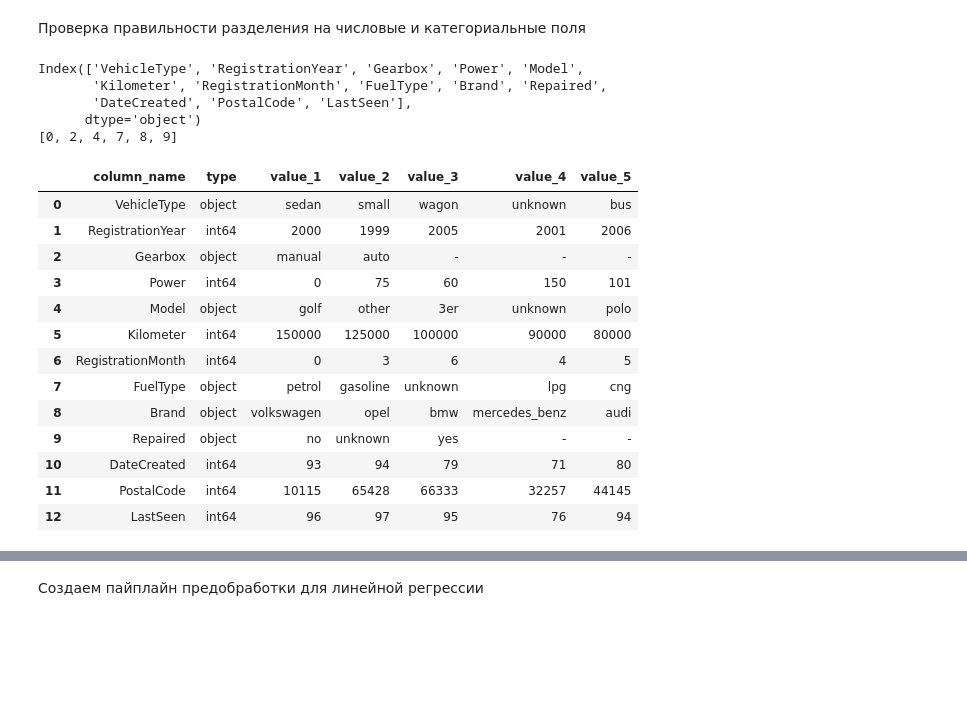
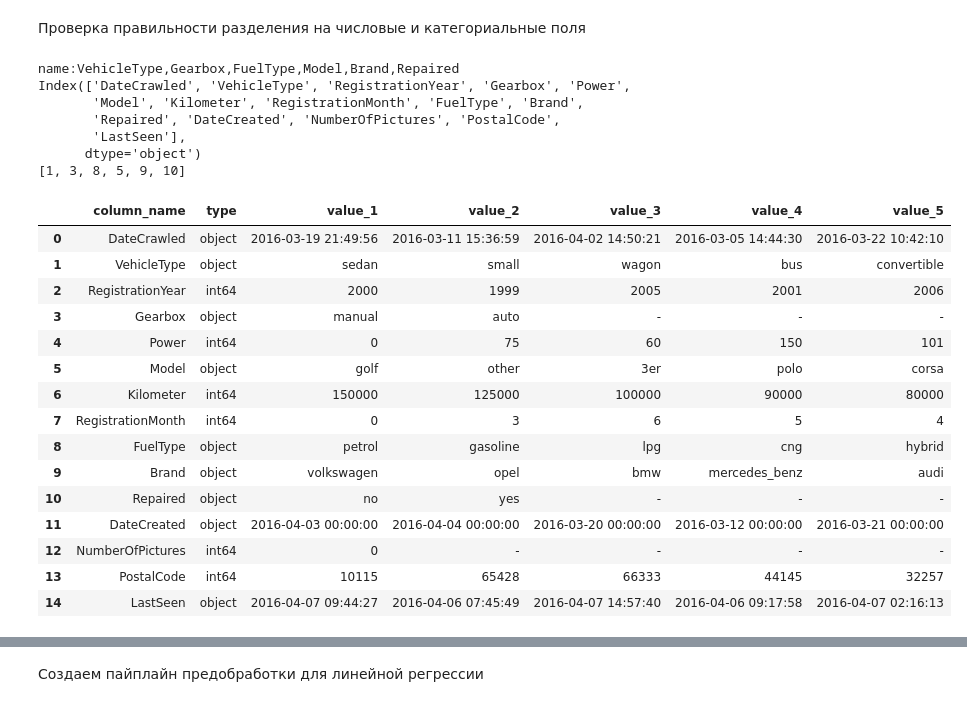
Before and after one commit to Pershin-A/My_projects, a Jupyter notebook: Определение стоимости автомобилей/Определение стоимости автомобилей.ipynb, the cells around one changed output, grey strips where cells are left out. Saved outputs shown, nothing was run; the diff lists cells and outputs as text; code cells hidden in the pictures; blank space fills up the shorter version.

```diff
--- a/Определение стоимости автомобилей/Определение стоимости автомобилей.ipynb
+++ b/Определение стоимости автомобилей/Определение стоимости автомобилей.ipynb
@@ -309,5 +381,3 @@ values_and_type(data)
-# %%
-data.drop(columns=['DateCrawled', 'NumberOfPictures'], inplace=True)
 # %% [markdown]
 Изменение типов
 # %%
@@ -435,7 +529,7 @@ Timestamp('2016-02-25 08:44:09.600000')
 # %% [markdown]
 Удаляем
 # %%
-data = data[(data['RegistrationYear'] >= 1960) & (data['RegistrationYear'] <= 2026)]
+data = data[~((data['RegistrationYear'] < 1957) | (data['RegistrationYear'] > 2016) | ((data['RegistrationYear'] == 2016 ) & (data['RegistrationMonth'] > 4)))]
 data = data[data['Power'] <= 700]
 data = data[data['DateCreated'] >= pd.Timestamp('2016-02-25 00:00:00')]
 # %% [markdown]
@@ -477,0 +661,2 @@ print("✅ LastSeen dtype:", data['LastSeen'].dtype)
+# %%
+data.drop(columns=['RegistrationMonth' , 'DateCrawled', 'PostalCode', 'LastSeen', 'NumberOfPictures'], inplace=True)
@@ -484,3 +705,8 @@ RANDOM_STATE = 42
+# %%
+try:
+    data = pd.read_csv('./autos.csv')
+except:
+    data = pd.read_csv('/datasets/autos.csv')
 # %%
 X = data.drop('Price', axis=1)
 y = data['Price']
@@ -507,49 +735,72 @@ values_and_type(X_train)
 # %% [markdown]
 Проверка правильности разделения на числовые и категориальные поля
 # %%
+# Обновленные списки без неинформативных полей
 categorical_columns = ['VehicleType',
                        'Gearbox',
+                       'FuelType',
                        'Model',
-                       'FuelType',
                        'Brand',
                        'Repaired']
 
 numerical_columns = ['RegistrationYear',
-                     'Power', 'Kilometer',
-                     'RegistrationMonth',
-                     'DateCreated',
-                     'PostalCode',
-                     'LastSeen']
+                     'Power',
+                     'Kilometer',
+                     'DateCreated']
+
+list_columns = categorical_columns + numerical_columns
+
+dtype_dict = {'VehicleType': 'category',
+                'Gearbox': 'category',
+                'FuelType': 'category',
+                'Model': 'category',
+                'Brand': 'category',
+                'Repaired': 'category',
+                'RegistrationYear': 'int64',
+                'Power': 'int64',
+                'Kilometer': 'int64',
+                'DateCreated': 'int64'}
+
+#Для lgbm
+categorical_line = 'name:'
+for cat_col in categorical_columns:
+    categorical_line += cat_col + ','
+categorical_line = categorical_line[:-1]  # Удаляем последнюю запятую
+print(categorical_line)
 
 categorical_columns_indexes = [list(X_train.columns).index(cat_col) for cat_col in \
     categorical_columns]
 print(X_train.columns)
 print(categorical_columns_indexes)
 values_and_type(X_train)
 for column in X_train.columns:
     if column in categorical_columns:
         print(column, 'cat')
     elif column in numerical_columns:
         print(column, 'num')
     else:
         print(column, 'bad')
 # %% [output]
-Index(['VehicleType', 'RegistrationYear', 'Gearbox', 'Power', 'Model',
-       'Kilometer', 'RegistrationMonth', 'FuelType', 'Brand', 'Repaired',
-       'DateCreated', 'PostalCode', 'LastSeen'],
+name:VehicleType,Gearbox,FuelType,Model,Brand,Repaired
+Index(['DateCrawled', 'VehicleType', 'RegistrationYear', 'Gearbox', 'Power',
+       'Model', 'Kilometer', 'RegistrationMonth', 'FuelType', 'Brand',
+       'Repaired', 'DateCreated', 'NumberOfPictures', 'PostalCode',
+       'LastSeen'],
       dtype='object')
-[0, 2, 4, 7, 8, 9]
+[1, 3, 8, 5, 9, 10]
 |  | column_name | type | value_1 | value_2 | value_3 | value_4 | value_5 |
-| 0 | VehicleType | object | sedan | small | wagon | unknown | bus |
-| 1 | RegistrationYear | int64 | 2000 | 1999 | 2005 | 2001 | 2006 |
-| 2 | Gearbox | object | manual | auto | - | - | - |
-| 3 | Power | int64 | 0 | 75 | 60 | 150 | 101 |
-| 4 | Model | object | golf | other | 3er | unknown | polo |
-| 5 | Kilometer | int64 | 150000 | 125000 | 100000 | 90000 | 80000 |
-| 6 | RegistrationMonth | int64 | 0 | 3 | 6 | 4 | 5 |
-| 7 | FuelType | object | petrol | gasoline | unknown | lpg | cng |
-| 8 | Brand | object | volkswagen | opel | bmw | mercedes_benz | audi |
-| 9 | Repaired | object | no | unknown | yes | - | - |
-| 10 | DateCreated | int64 | 93 | 94 | 79 | 71 | 80 |
-| 11 | PostalCode | int64 | 10115 | 65428 | 66333 | 32257 | 44145 |
-| 12 | LastSeen | int64 | 96 | 97 | 95 | 76 | 94 |
+| 0 | DateCrawled | object | 2016-03-19 21:49:56 | 2016-03-11 15:36:59 | 2016-04-02 14:50:21 | 2016-03-05 14:44:30 | 2016-03-22 10:42:10 |
+| 1 | VehicleType | object | sedan | small | wagon | bus | convertible |
+| 2 | RegistrationYear | int64 | 2000 | 1999 | 2005 | 2001 | 2006 |
+| 3 | Gearbox | object | manual | auto | - | - | - |
+| 4 | Power | int64 | 0 | 75 | 60 | 150 | 101 |
+| 5 | Model | object | golf | other | 3er | polo | corsa |
+| 6 | Kilometer | int64 | 150000 | 125000 | 100000 | 90000 | 80000 |
+| 7 | RegistrationMonth | int64 | 0 | 3 | 6 | 5 | 4 |
+| 8 | FuelType | object | petrol | gasoline | lpg | cng | hybrid |
+| 9 | Brand | object | volkswagen | opel | bmw | mercedes_benz | audi |
+| 10 | Repaired | object | no | yes | - | - | - |
+| 11 | DateCreated | object | 2016-04-03 00:00:00 | 2016-04-04 00:00:00 | 2016-03-20 00:00:00 | 2016-03-12 00:00:00 | 2016-03-21 00:00:00 |
+| 12 | NumberOfPictures | int64 | 0 | - | - | - | - |
+| 13 | PostalCode | int64 | 10115 | 65428 | 66333 | 44145 | 32257 |
+| 14 | LastSeen | object | 2016-04-07 09:44:27 | 2016-04-06 07:45:49 | 2016-04-07 14:57:40 | 2016-04-06 09:17:58 | 2016-04-07 02:16:13 |
```
Also changed, not shown: parts of 79 cells of this notebook, 5 other files.
